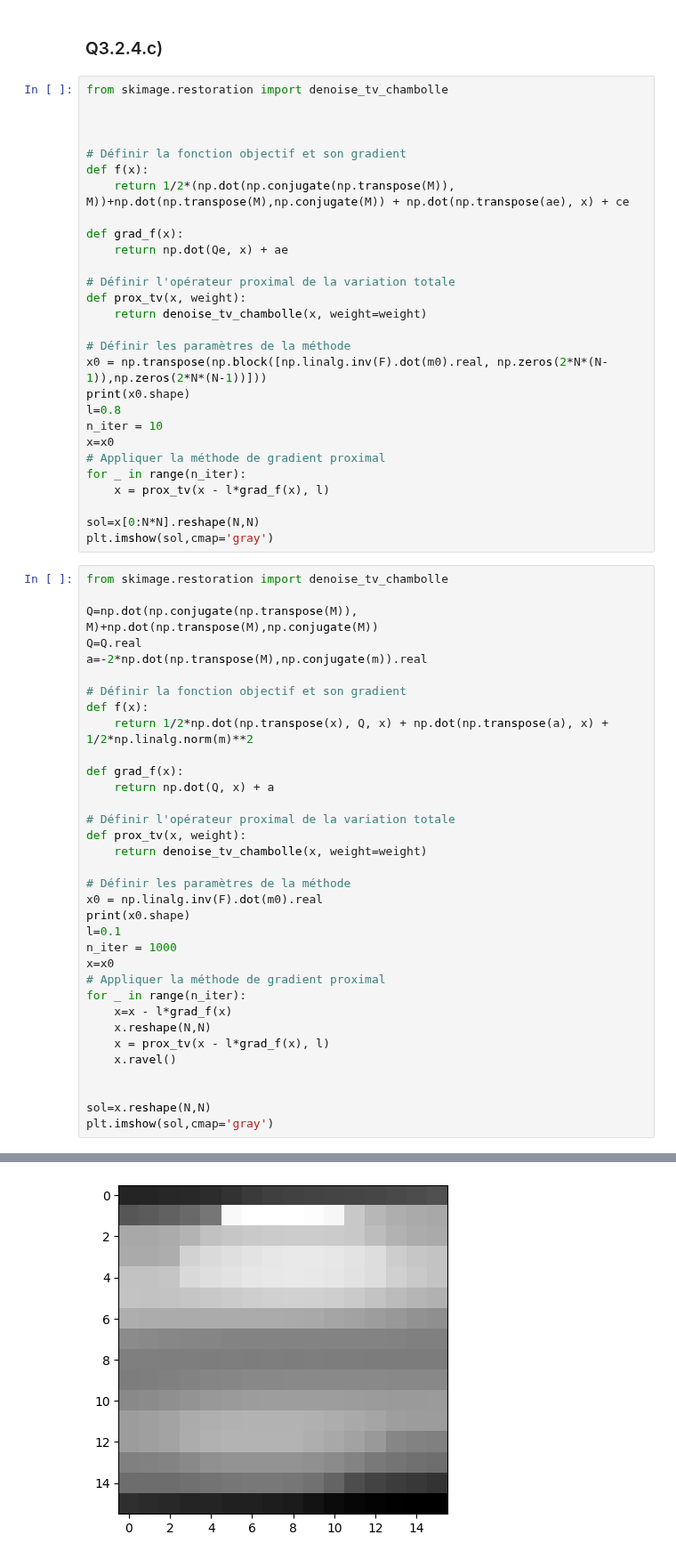
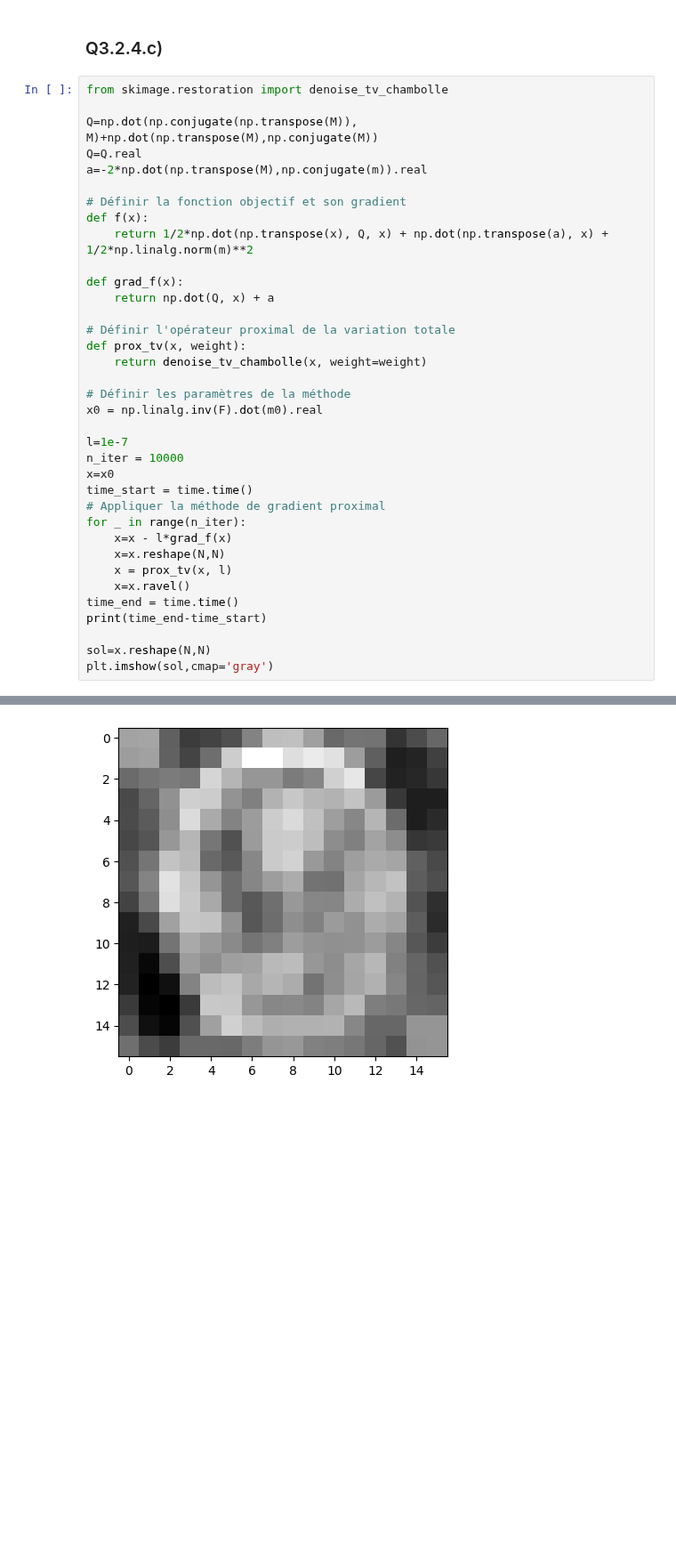
Before and after one commit to VDeumier/Projet_UE11, a Jupyter notebook: projet-opti-ts/X-Ray Tomography.ipynb, the cells around one changed output, grey strips where cells are left out. Shown at 89% size. Saved outputs shown, nothing was run; the diff lists cells and outputs as text; blank space fills up the shorter version.

```diff
--- a/projet-opti-ts/X-Ray Tomography.ipynb
+++ b/projet-opti-ts/X-Ray Tomography.ipynb
@@ -646,33 +665,5 @@ ax3.imshow(sol_2,cmap='gray')
 # %% [markdown]
 ### Q3.2.4.c)
-# %%
-from skimage.restoration import denoise_tv_chambolle
-
-
-
-# Définir la fonction objectif et son gradient
-def f(x):
-    return 1/2*(np.dot(np.conjugate(np.transpose(M)), M))+np.dot(np.transpose(M),np.conjugate(M)) + np.dot(np.transpose(ae), x) + ce
-
-def grad_f(x):
-    return np.dot(Qe, x) + ae
-
-# Définir l'opérateur proximal de la variation totale
-def prox_tv(x, weight):
-    return denoise_tv_chambolle(x, weight=weight)
-
-# Définir les paramètres de la méthode
-x0 = np.transpose(np.block([np.linalg.inv(F).dot(m0).real, np.zeros(2*N*(N-1)),np.zeros(2*N*(N-1))]))
-print(x0.shape)
-l=0.8
-n_iter = 10
-x=x0
-# Appliquer la méthode de gradient proximal
-for _ in range(n_iter):
-    x = prox_tv(x - l*grad_f(x), l)
-
-sol=x[0:N*N].reshape(N,N)
-plt.imshow(sol,cmap='gray')
 # %%
 from skimage.restoration import denoise_tv_chambolle
 
@@ -693,17 +684,19 @@ def prox_tv(x, weight):
 
 # Définir les paramètres de la méthode
 x0 = np.linalg.inv(F).dot(m0).real
-print(x0.shape)
-l=0.1
-n_iter = 1000
+
+l=1e-7
+n_iter = 10000
 x=x0
+time_start = time.time()
 # Appliquer la méthode de gradient proximal
 for _ in range(n_iter):
     x=x - l*grad_f(x)
-    x.reshape(N,N)
-    x = prox_tv(x - l*grad_f(x), l)
-    x.ravel()
-
+    x=x.reshape(N,N)
+    x = prox_tv(x, l)
+    x=x.ravel()
+time_end = time.time()
+print(time_end-time_start)
 
 sol=x.reshape(N,N)
 plt.imshow(sol,cmap='gray')
@@ -712,2 +705,2 @@ plt.imshow(sol,cmap='gray')
 <matplotlib.image.AxesImage at 0x...>
-[figure, old version]
+[figure, new version]
```
Also changed, not shown: parts of 6 cells of this notebook.
